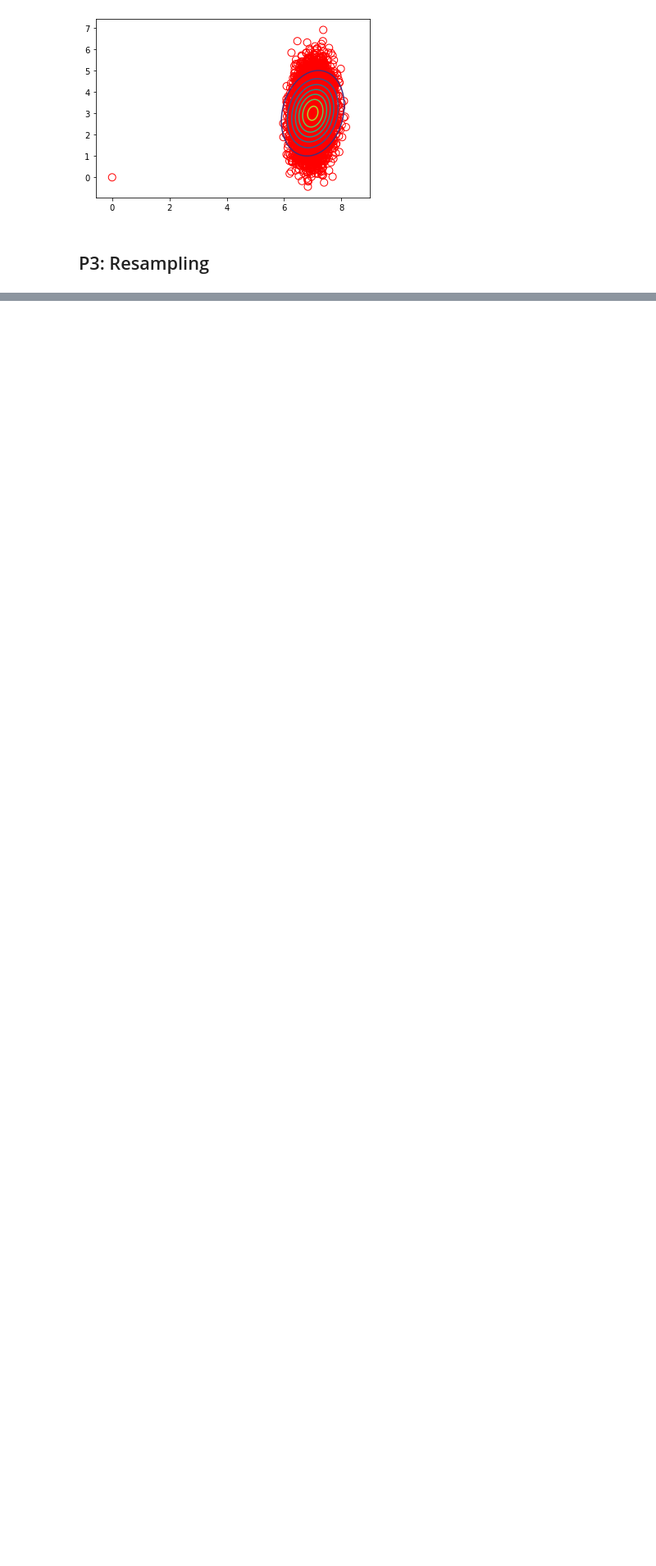
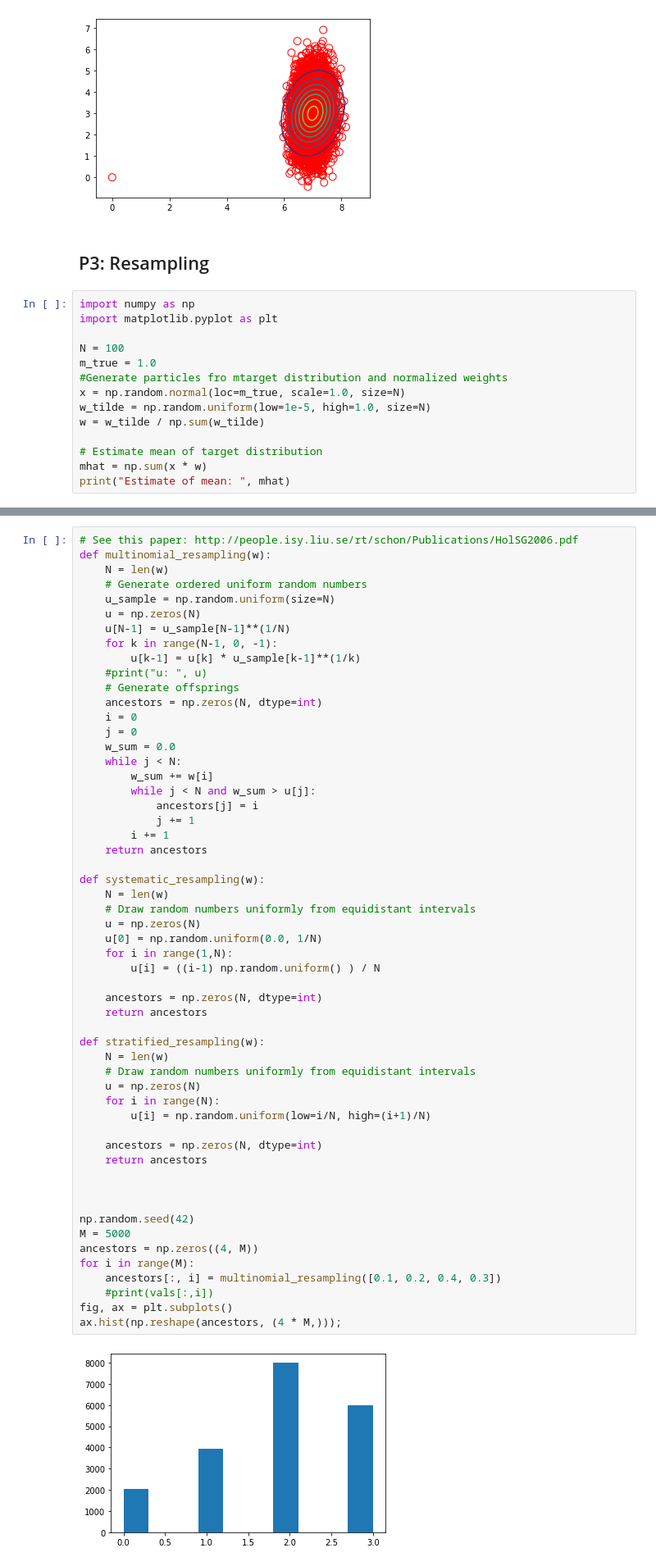
Before and after one commit to marcusklasson/smc_methods, a Jupyter notebook: ex3.ipynb, the cells around one changed output, grey strips where cells are left out. Shown at 82% size. Cells and saved outputs as stored; diff of their text form; blank space fills up the shorter version.

Commit message:
Finished with multinomial resampling

```diff
--- a/ex3.ipynb
+++ b/ex3.ipynb
@@ -115,3 +115,17 @@ plt.show()
 [figure]
 # %% [markdown]
 ## P3: Resampling
+# %%
+import numpy as np
+import matplotlib.pyplot as plt
+
+N = 100
+m_true = 1.0
+#Generate particles fro mtarget distribution and normalized weights
+x = np.random.normal(loc=m_true, scale=1.0, size=N)
+w_tilde = np.random.uniform(low=1e-5, high=1.0, size=N)
+w = w_tilde / np.sum(w_tilde)
+
+# Estimate mean of target distribution
+mhat = np.sum(x * w)
+print("Estimate of mean: ", mhat)
@@ -117,0 +134,57 @@ plt.show()
+# %%
+# See this paper: http://people.isy.liu.se/rt/schon/Publications/HolSG2006.pdf
+def multinomial_resampling(w):
+    N = len(w)
+    # Generate ordered uniform random numbers
+    u_sample = np.random.uniform(size=N)
+    u = np.zeros(N)
+    u[N-1] = u_sample[N-1]**(1/N)
+    for k in range(N-1, 0, -1):
+        u[k-1] = u[k] * u_sample[k-1]**(1/k)
+    #print("u: ", u)
+    # Generate offsprings
+    ancestors = np.zeros(N, dtype=int)
+    i = 0
+    j = 0
+    w_sum = 0.0
+    while j < N:
+        w_sum += w[i]
+        while j < N and w_sum > u[j]:
+            ancestors[j] = i
+            j += 1
+        i += 1
+    return ancestors
+
+def systematic_resampling(w):
+    N = len(w)
+    # Draw random numbers uniformly from equidistant intervals
+    u = np.zeros(N)
+    u[0] = np.random.uniform(0.0, 1/N)
+    for i in range(1,N):
+        u[i] = ((i-1) np.random.uniform() ) / N
+
+    ancestors = np.zeros(N, dtype=int)
+    return ancestors
+
+def stratified_resampling(w):
+    N = len(w)
+    # Draw random numbers uniformly from equidistant intervals
+    u = np.zeros(N)
+    for i in range(N):
+        u[i] = np.random.uniform(low=i/N, high=(i+1)/N)
+
+    ancestors = np.zeros(N, dtype=int)
+    return ancestors
+
+
+
+np.random.seed(42)
+M = 5000
+ancestors = np.zeros((4, M))
+for i in range(M):
+    ancestors[:, i] = multinomial_resampling([0.1, 0.2, 0.4, 0.3])
+    #print(vals[:,i])
+fig, ax = plt.subplots()
+ax.hist(np.reshape(ancestors, (4 * M,)));
+# %% [output]
+[figure, added]
```
Also changed, not shown: parts of 2 cells of this notebook.
